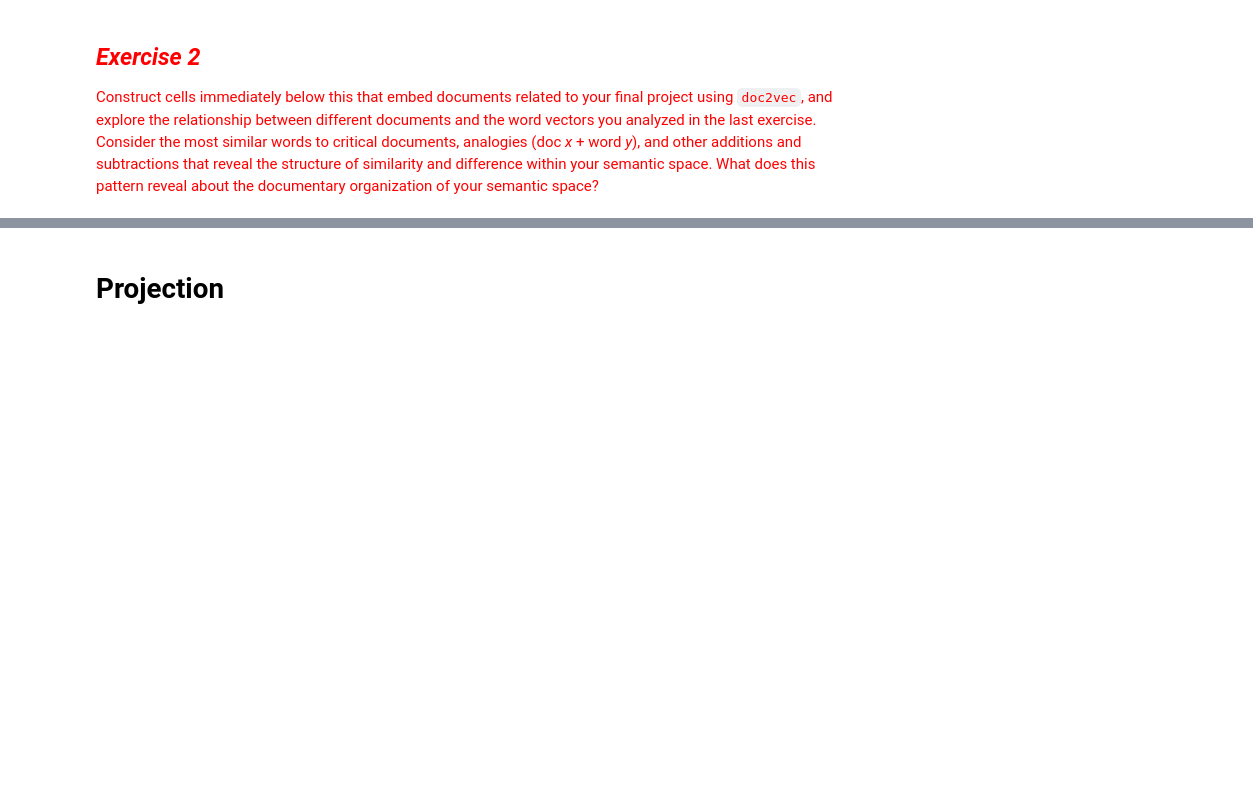
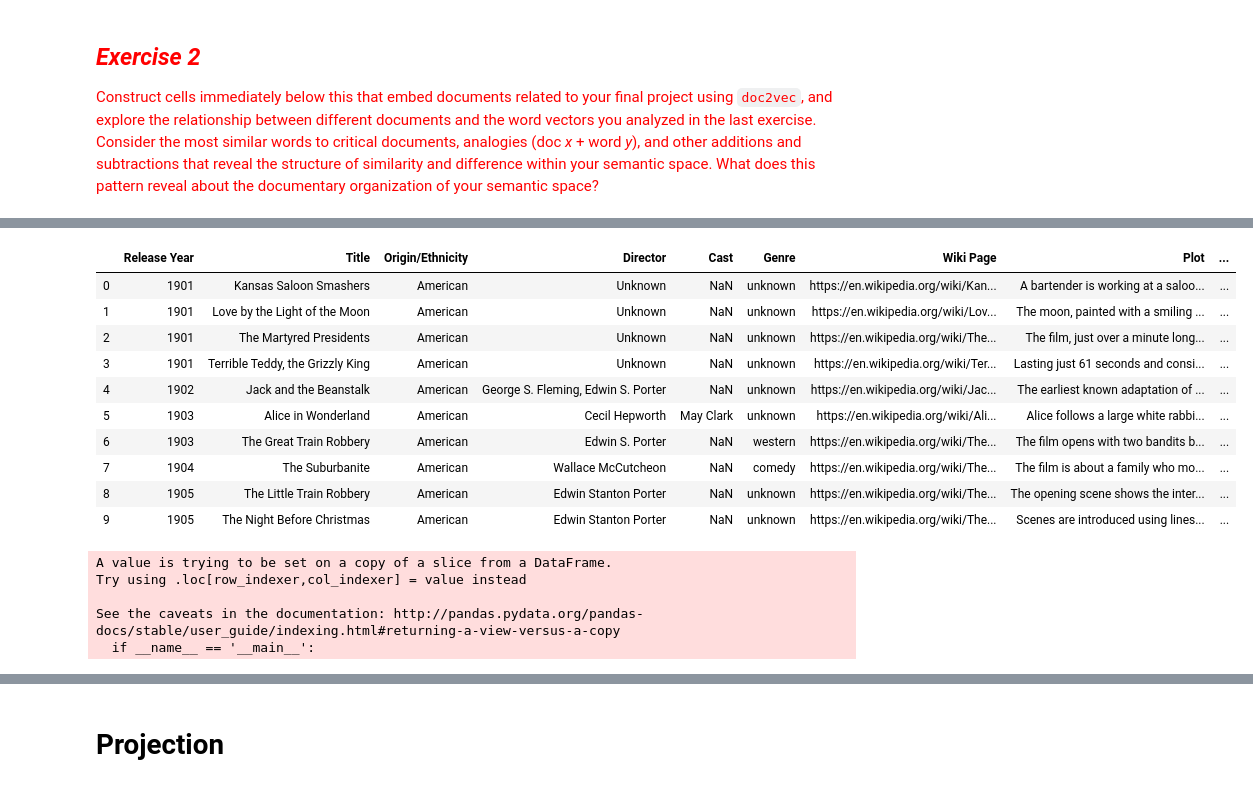
Before and after one commit to VivianQian19/Content-Analysis-2020, a Jupyter notebook: week-7/7-Vector-Space-Word-Embeddings.ipynb, the cells around one changed output, grey strips where cells are left out. Drawn from its saved outputs; the diff is of its cells as text; code cells hidden in the pictures; blank space fills up the shorter version.

```diff
--- a/week-7/7-Vector-Space-Word-Embeddings.ipynb
+++ b/week-7/7-Vector-Space-Word-Embeddings.ipynb
@@ -719,0 +849,4 @@ We can later load it:
+# %%
+#use the first 3488 samples
+wiki_df_2 = wiki_df[0:3488]
+wiki_df_2.shape
@@ -719,0 +855,4 @@ We can later load it:
+# %%
+#preprocessing (different from exercise one, here tokenize individual words instead of doing it sentence by sentence - will raise error when training the model - unhashable list)
+wiki_df_2['tokenized_words'] = wiki_df_2['Plot'].apply(lambda x: lucem_illud_2020.word_tokenize(x))
+wiki_df_2['normalized_words'] = wiki_df_2['tokenized_words'].apply(lambda x: lucem_illud_2020.normalizeTokens(x, lemma=False))
@@ -719,0 +870,14 @@ We can later load it:
+# %%
+wiki_df_2.head(10)
+# %% [output]
+|  | Release Year | Title | Origin/Ethnicity | Director | Cast | Genre | Wiki Page | Plot | ... |
+| 0 | 1901 | Kansas Saloon Smashers | American | Unknown | NaN | unknown | https://en.wikipedia.org/wiki/Kan... | A bartender is working at a saloo... | ... |
+| 1 | 1901 | Love by the Light of the Moon | American | Unknown | NaN | unknown | https://en.wikipedia.org/wiki/Lov... | The moon, painted with a smiling ... | ... |
+| 2 | 1901 | The Martyred Presidents | American | Unknown | NaN | unknown | https://en.wikipedia.org/wiki/The... | The film, just over a minute long... | ... |
+| 3 | 1901 | Terrible Teddy, the Grizzly King | American | Unknown | NaN | unknown | https://en.wikipedia.org/wiki/Ter... | Lasting just 61 seconds and consi... | ... |
+| 4 | 1902 | Jack and the Beanstalk | American | George S. Fleming, Edwin S. Porter | NaN | unknown | https://en.wikipedia.org/wiki/Jac... | The earliest known adaptation of ... | ... |
+| 5 | 1903 | Alice in Wonderland | American | Cecil Hepworth | May Clark | unknown | https://en.wikipedia.org/wiki/Ali... | Alice follows a large white rabbi... | ... |
+| 6 | 1903 | The Great Train Robbery | American | Edwin S. Porter | NaN | western | https://en.wikipedia.org/wiki/The... | The film opens with two bandits b... | ... |
+| 7 | 1904 | The Suburbanite | American | Wallace McCutcheon | NaN | comedy | https://en.wikipedia.org/wiki/The... | The film is about a family who mo... | ... |
+| 8 | 1905 | The Little Train Robbery | American | Edwin Stanton Porter | NaN | unknown | https://en.wikipedia.org/wiki/The... | The opening scene shows the inter... | ... |
+| 9 | 1905 | The Night Before Christmas | American | Edwin Stanton Porter | NaN | unknown | https://en.wikipedia.org/wiki/The... | Scenes are introduced using lines... | ... |
@@ -719,0 +887,16 @@ We can later load it:
+# %%
+#keyword assignment
+taggedDocs = [] #docKeywords= [[first documents' keywords, first document's copyrightYear, first document's doi],[second]]
+for index, row in wiki_df_2.iterrows():
+    #Just doing a simple keyword assignment
+    docKeywords = [s for s in movie_keywords if s in row['normalized_words']] # docKeywords stores all the keywords contained in that row's normalized column; basically find all the keywords that are mentioned in that row's 'normalized_words' column, for instance, if that row's normalized column contains two keywords, return those two keywords. (that is, if any of the words in keywords is in the that row's 'normalized_words' column, return those)for s in keywords (iterate the keywords in keywords list), if s is row['normalized_words'], return s
+    docKeywords.append(row['Release Year']) # append that row's 'copyrightYear' column
+    docKeywords.append(row['Title']) #This lets us extract individual documnets since doi's are unique
+    taggedDocs.append(gensim.models.doc2vec.LabeledSentence(words = row['normalized_words'], tags = docKeywords))
+wiki_df_2['TaggedPlots'] = taggedDocs
+# %% [output]
+A value is trying to be set on a copy of a slice from a DataFrame.
+Try using .loc[row_indexer,col_indexer] = value instead
+
+See the caveats in the documentation: http://pandas.pydata.org/pandas-docs/stable/user_guide/indexing.html#returning-a-view-versus-a-copy
+  if __name__ == '__main__':
```
Also changed, not shown: parts of 29 cells of this notebook.
